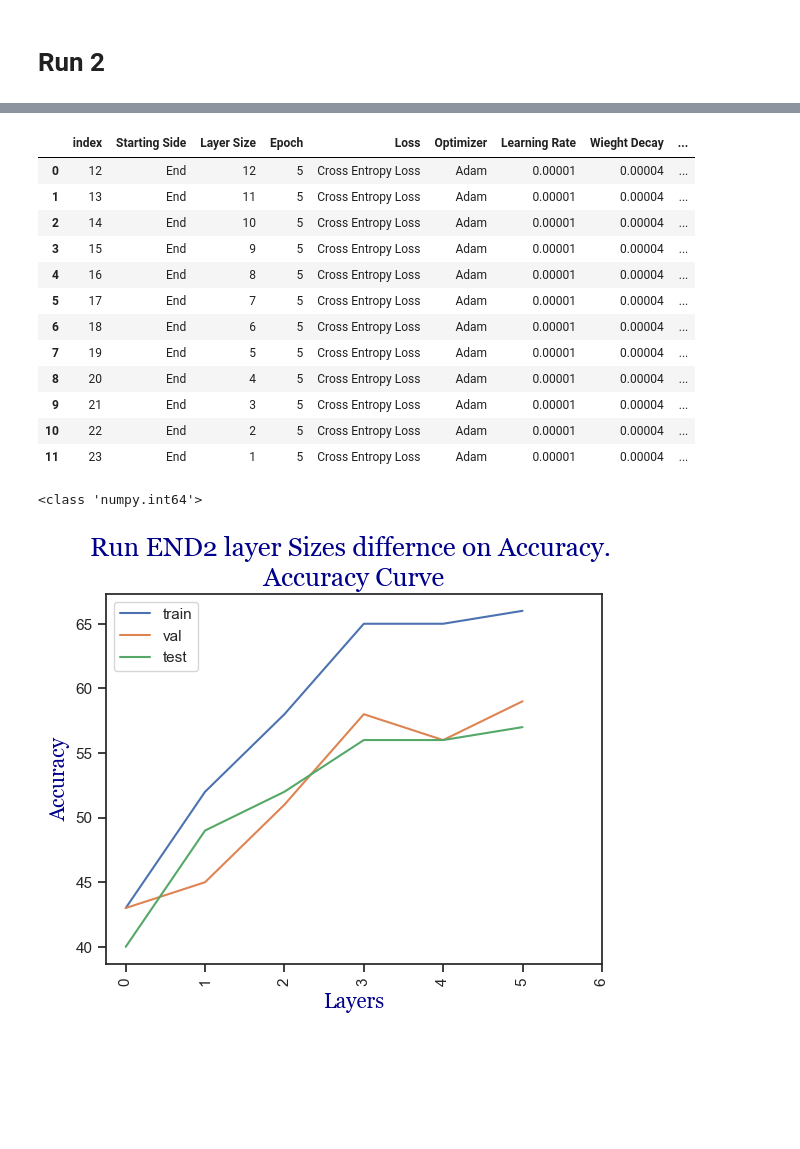
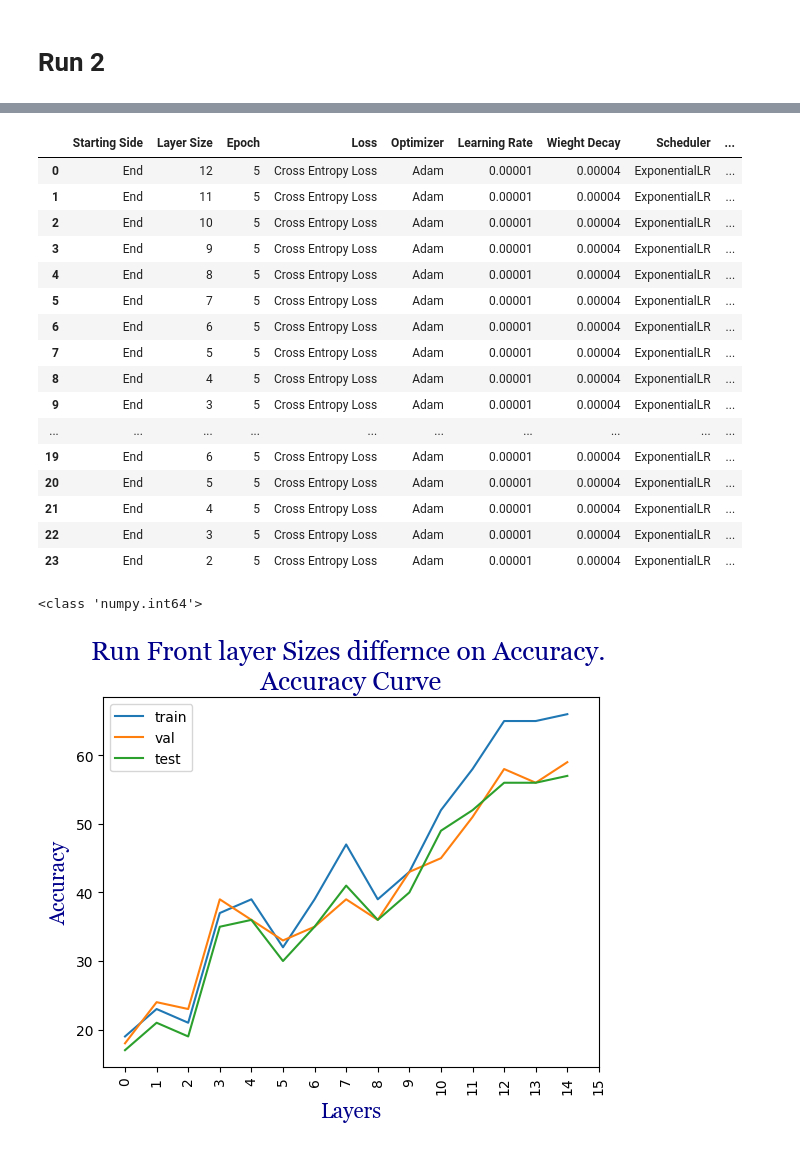
Before and after one commit to Naybellez/antvis, a Jupyter notebook: optics/Kemal/Plotting_K_Sizeofvgg16.ipynb, the cells around one changed output, grey strips where cells are left out. Drawn from its saved outputs; the diff is of its cells as text; code cells hidden in the pictures; blank space fills up the shorter version.

```diff
--- a/optics/Kemal/Plotting_K_Sizeofvgg16.ipynb
+++ b/optics/Kemal/Plotting_K_Sizeofvgg16.ipynb
@@ -419,2 +482,2 @@ df_front_2 = df_front_2[9:]
 # %%
-df_front_2.reset_index(inplace=True)
+sns.barplot(df_front_2, x='Layer Size', y='Test Accuracy')
@@ -424,17 +492,21 @@ df_end_2.reset_index(inplace=True)
 # %%
-df_end_2
+df_end
 # %% [output]
-|  | index | Starting Side | Layer Size | Epoch | Loss | Optimizer | Learning Rate | Wieght Decay | ... |
-| 0 | 12 | End | 12 | 5 | Cross Entropy Loss | Adam | 0.00001 | 0.00004 | ... |
-| 1 | 13 | End | 11 | 5 | Cross Entropy Loss | Adam | 0.00001 | 0.00004 | ... |
-| 2 | 14 | End | 10 | 5 | Cross Entropy Loss | Adam | 0.00001 | 0.00004 | ... |
-| 3 | 15 | End | 9 | 5 | Cross Entropy Loss | Adam | 0.00001 | 0.00004 | ... |
-| 4 | 16 | End | 8 | 5 | Cross Entropy Loss | Adam | 0.00001 | 0.00004 | ... |
-| 5 | 17 | End | 7 | 5 | Cross Entropy Loss | Adam | 0.00001 | 0.00004 | ... |
-| 6 | 18 | End | 6 | 5 | Cross Entropy Loss | Adam | 0.00001 | 0.00004 | ... |
-| 7 | 19 | End | 5 | 5 | Cross Entropy Loss | Adam | 0.00001 | 0.00004 | ... |
-| 8 | 20 | End | 4 | 5 | Cross Entropy Loss | Adam | 0.00001 | 0.00004 | ... |
-| 9 | 21 | End | 3 | 5 | Cross Entropy Loss | Adam | 0.00001 | 0.00004 | ... |
-| 10 | 22 | End | 2 | 5 | Cross Entropy Loss | Adam | 0.00001 | 0.00004 | ... |
-| 11 | 23 | End | 1 | 5 | Cross Entropy Loss | Adam | 0.00001 | 0.00004 | ... |
+|  | Starting Side | Layer Size | Epoch | Loss | Optimizer | Learning Rate | Wieght Decay | Scheduler | ... |
+| 0 | End | 12 | 5 | Cross Entropy Loss | Adam | 0.00001 | 0.00004 | ExponentialLR | ... |
+| 1 | End | 11 | 5 | Cross Entropy Loss | Adam | 0.00001 | 0.00004 | ExponentialLR | ... |
+| 2 | End | 10 | 5 | Cross Entropy Loss | Adam | 0.00001 | 0.00004 | ExponentialLR | ... |
+| 3 | End | 9 | 5 | Cross Entropy Loss | Adam | 0.00001 | 0.00004 | ExponentialLR | ... |
+| 4 | End | 8 | 5 | Cross Entropy Loss | Adam | 0.00001 | 0.00004 | ExponentialLR | ... |
+| 5 | End | 7 | 5 | Cross Entropy Loss | Adam | 0.00001 | 0.00004 | ExponentialLR | ... |
+| 6 | End | 6 | 5 | Cross Entropy Loss | Adam | 0.00001 | 0.00004 | ExponentialLR | ... |
+| 7 | End | 5 | 5 | Cross Entropy Loss | Adam | 0.00001 | 0.00004 | ExponentialLR | ... |
+| 8 | End | 4 | 5 | Cross Entropy Loss | Adam | 0.00001 | 0.00004 | ExponentialLR | ... |
+| 9 | End | 3 | 5 | Cross Entropy Loss | Adam | 0.00001 | 0.00004 | ExponentialLR | ... |
+| ... | ... | ... | ... | ... | ... | ... | ... | ... | ... |
+| 19 | End | 6 | 5 | Cross Entropy Loss | Adam | 0.00001 | 0.00004 | ExponentialLR | ... |
+| 20 | End | 5 | 5 | Cross Entropy Loss | Adam | 0.00001 | 0.00004 | ExponentialLR | ... |
+| 21 | End | 4 | 5 | Cross Entropy Loss | Adam | 0.00001 | 0.00004 | ExponentialLR | ... |
+| 22 | End | 3 | 5 | Cross Entropy Loss | Adam | 0.00001 | 0.00004 | ExponentialLR | ... |
+| 23 | End | 2 | 5 | Cross Entropy Loss | Adam | 0.00001 | 0.00004 | ExponentialLR | ... |
 # %%
@@ -442,9 +514,9 @@ print(type(df_end_2['Train Accuracy'][0]))
 # %% [output]
 <class 'numpy.int64'>
 # %%
-run_name = "END2 layer Sizes differnce on Accuracy. "#df['Layer Size']
+run_name = "Front layer Sizes differnce on Accuracy. "#df['Layer Size']
 
 accuracy_curve(f"Run {run_name}",["train", "val", "test"],r"/its/home/nn268/antvis/antvis/optics/Kemal/saves/",df_front_2['Train Accuracy'], df_front_2['Validation Accuracy'],df_front_2['Test Accuracy'])
 # %% [output]
-[figure, old version]
+[figure, new version]
 # %%
```
Also changed, not shown: parts of 10 cells of this notebook, 3 other files.
